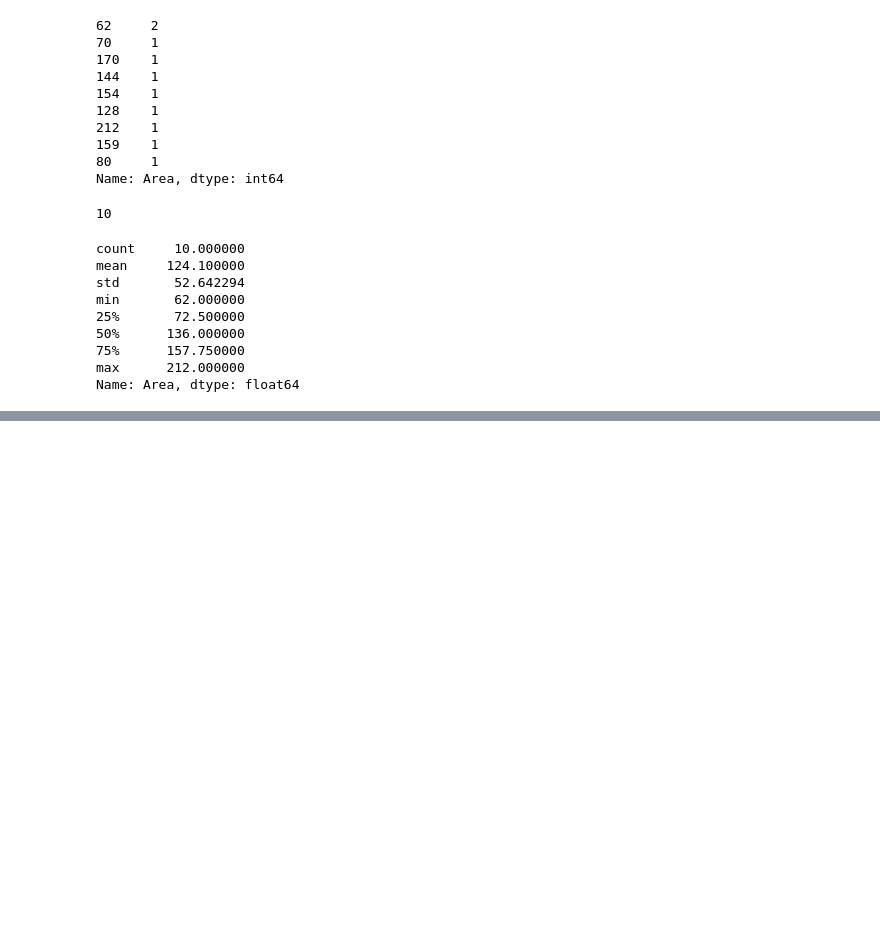
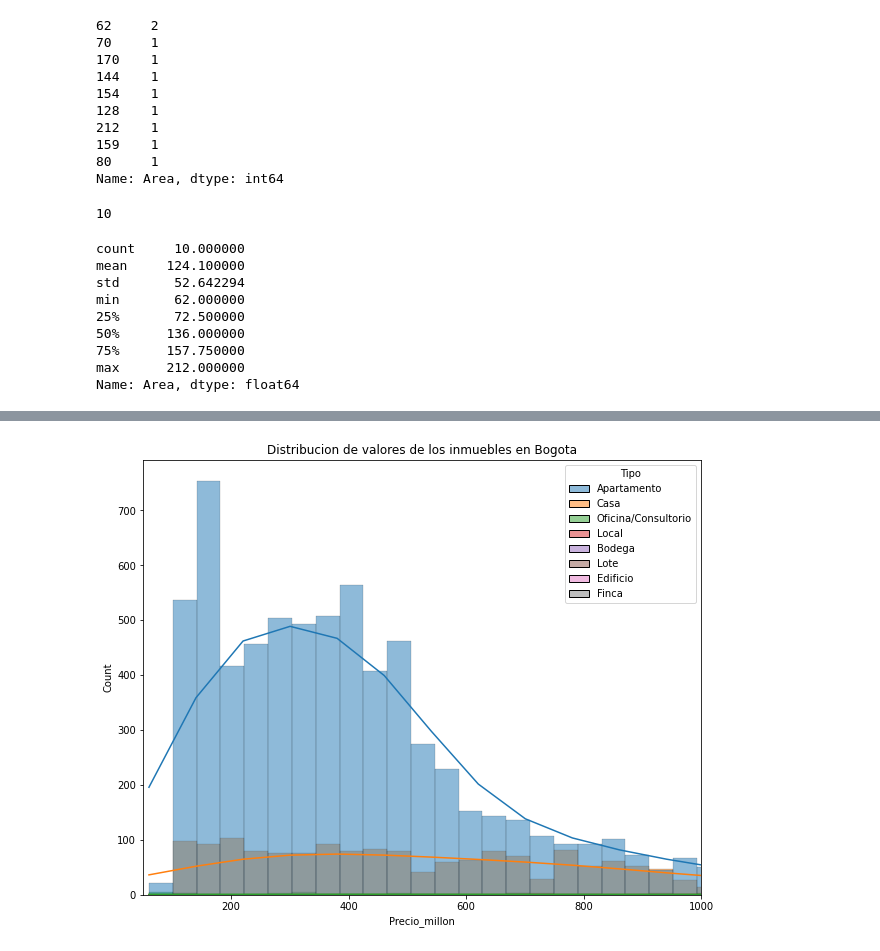
Before and after one commit to max6811/inmersion_datos_alura, a Jupyter notebook: INMERSION_DATOS_ALURA.ipynb, the cells around one changed output, grey strips where cells are left out. Drawn from its saved outputs; the diff is of its cells as text; code cells hidden in the pictures; blank space fills up the shorter version.

```diff
--- a/INMERSION_DATOS_ALURA.ipynb
+++ b/INMERSION_DATOS_ALURA.ipynb
@@ -281,0 +461,19 @@ Name: Area, dtype: float64
+# %%
+import matplotlib.pyplot as plt
+import seaborn as sns
+
+# creamos nuestro lienzo
+plt.figure(figsize=(10, 8))
+
+#realizamos el grafico de nuestro histograma
+grafica = sns.histplot(data=inmuebles, x='Precio_millon', kde=True, hue='Tipo')
+grafica.set_title('Distribucion de valores de los inmuebles en Bogota')
+
+# ponenmos el limite para una mejor visualizacion
+plt.xlim((50, 1000))
+# plt.ylim((0, 20))
+# gradar e importar en algun formato y donde lo queremos exportar
+plt.savefig('/content/drive/MyDrive/COURSES/imercion_de_datos_alura/valor_inmueble.png', format='png')
+plt.show()
+# %% [output]
+[figure, added]
```
Also changed, not shown: parts of 22 cells of this notebook.
